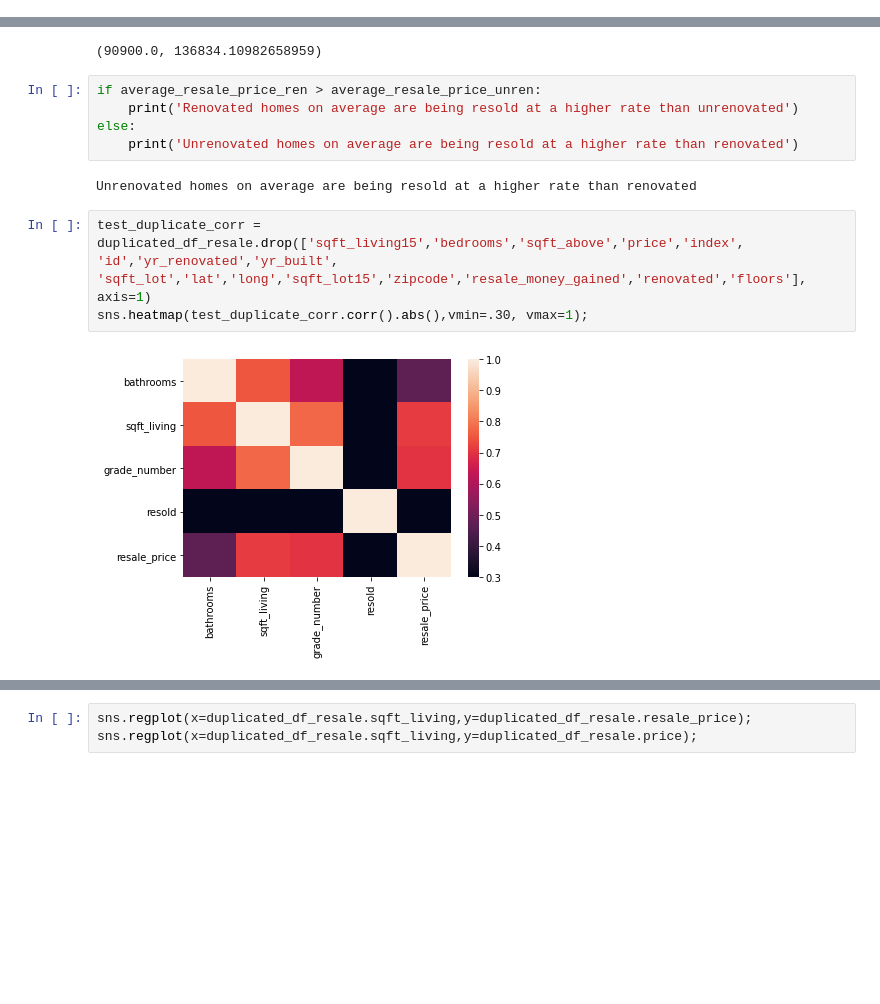
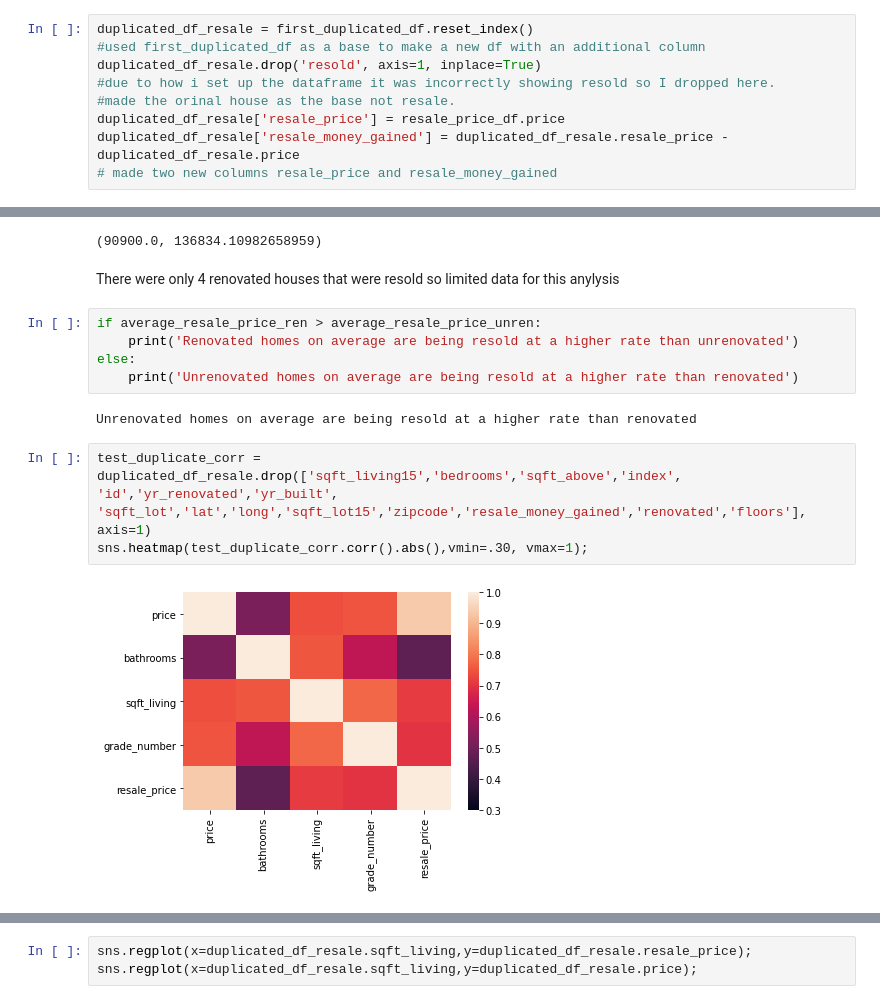
Before and after one commit to hanis-z/King-County-Millenial-homeowner-program, a Jupyter notebook: individualNotebooks/Kyle notebook.ipynb, the cells around one changed output, grey strips where cells are left out. Saved outputs shown, nothing was run; the diff lists cells and outputs as text; blank space fills up the shorter version.

```diff
--- a/individualNotebooks/Kyle notebook.ipynb
+++ b/individualNotebooks/Kyle notebook.ipynb
@@ -350 +363,10 @@ Name: price, Length: 177, dtype: float64
+# %%
+duplicated_df_resale = first_duplicated_df.reset_index()
+#used first_duplicated_df as a base to make a new df with an additional column
+duplicated_df_resale.drop('resold', axis=1, inplace=True)
+#due to how i set up the dataframe it was incorrectly showing resold so I dropped here.
+#made the orinal house as the base not resale.
+duplicated_df_resale['resale_price'] = resale_price_df.price
+duplicated_df_resale['resale_money_gained'] = duplicated_df_resale.resale_price - duplicated_df_resale.price
+# made two new columns resale_price and resale_money_gained
 # %%
@@ -376,6 +391,8 @@ average_resale_price_unren = sum(duplicated_df_resale_0.resale_money_gained)/ le
 average_resale_price_ren, average_resale_price_unren
 # %% [output]
 (90900.0, 136834.10982658959)
+# %% [markdown]
+There were only 4 renovated houses that were resold so limited data for this anylysis
 # %%
 if average_resale_price_ren > average_resale_price_unren:
     print('Renovated homes on average are being resold at a higher rate than unrenovated')
@@ -384,10 +401,10 @@ else:
 # %% [output]
 Unrenovated homes on average are being resold at a higher rate than renovated
 # %%
-test_duplicate_corr = duplicated_df_resale.drop(['sqft_living15','bedrooms','sqft_above','price','index', 'id','yr_renovated','yr_built', 'sqft_lot','lat','long','sqft_lot15','zipcode','resale_money_gained','renovated','floors'], axis=1)
+test_duplicate_corr = duplicated_df_resale.drop(['sqft_living15','bedrooms','sqft_above','index', 'id','yr_renovated','yr_built', 'sqft_lot','lat','long','sqft_lot15','zipcode','resale_money_gained','renovated','floors'], axis=1)
 sns.heatmap(test_duplicate_corr.corr().abs(),vmin=.30, vmax=1);
 # %% [output]
-[figure, old version]
+[figure, new version]
 # %%
 sns.pairplot(test_duplicate_corr);
 # %% [output]
```
Also changed, not shown: parts of 64 cells of this notebook.
